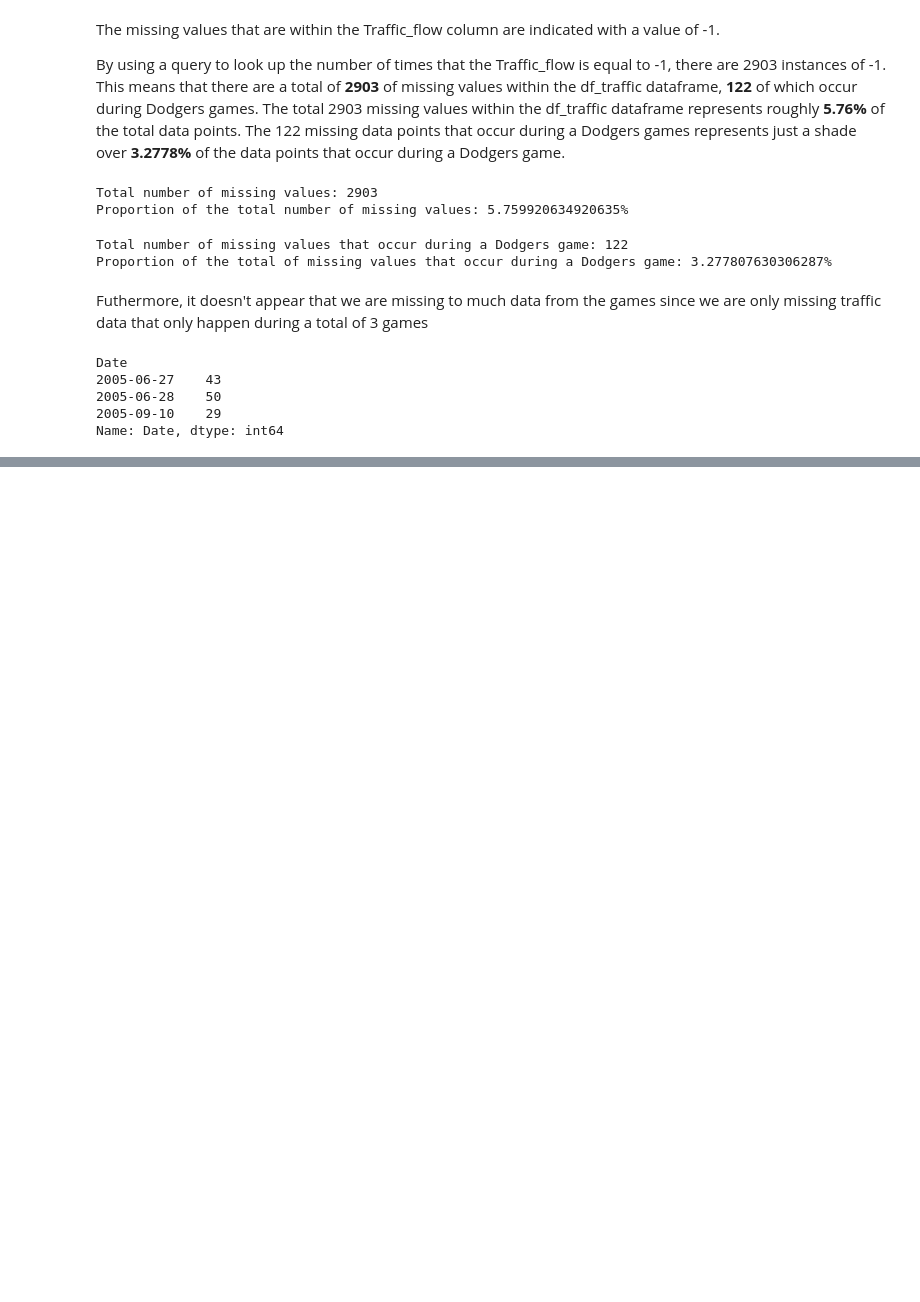
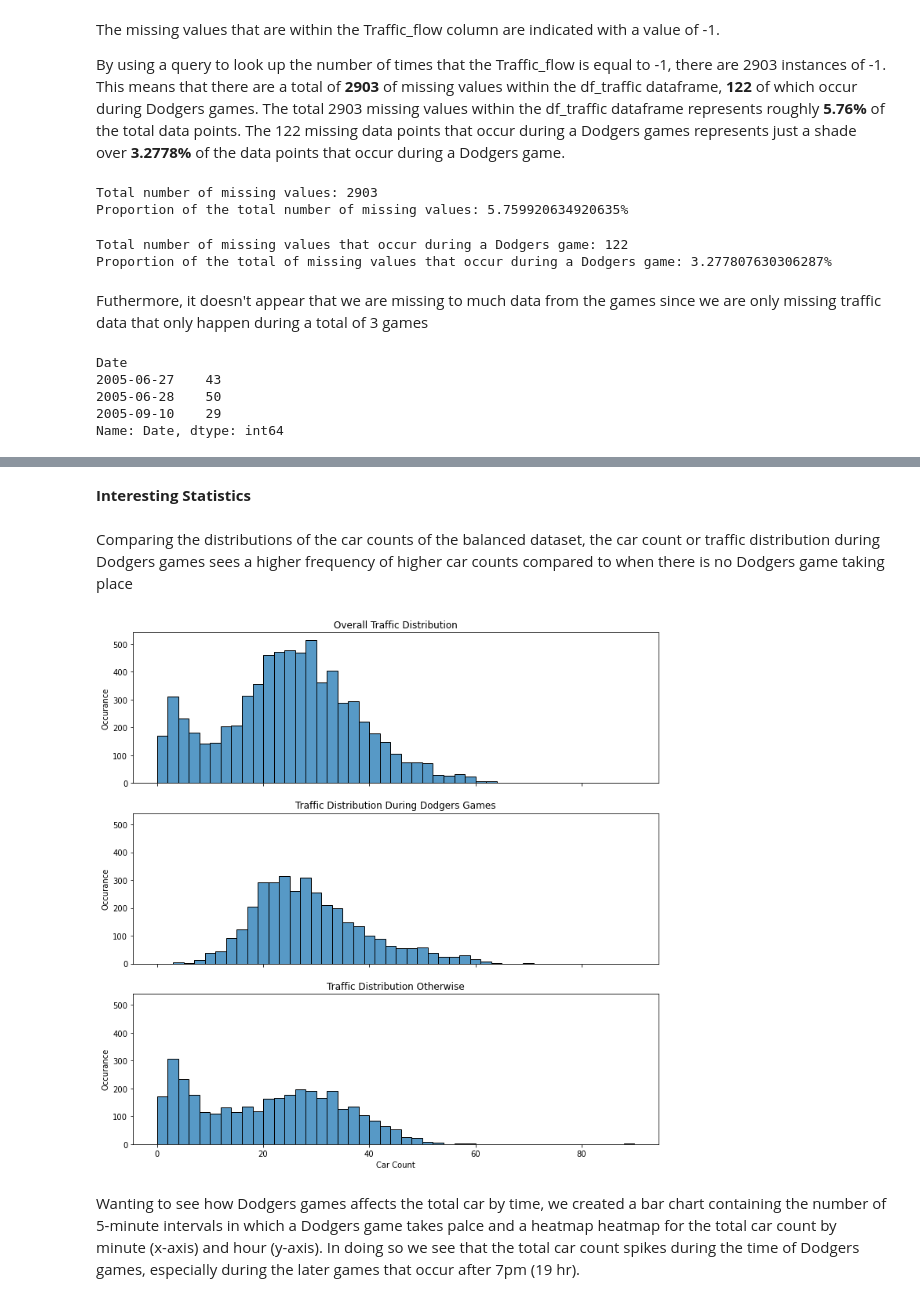
Before and after one commit to nromano2/DS160_Final_Project_NVR_TMM, a Jupyter notebook: DS160_Final_Project_NVR_TMM.ipynb, the cells around one changed output, grey strips where cells are left out. Cells and saved outputs as stored; diff of their text form; code cells hidden in the pictures; blank space fills up the shorter version.

```diff
--- a/DS160_Final_Project_NVR_TMM.ipynb
+++ b/DS160_Final_Project_NVR_TMM.ipynb
@@ -295,0 +363,10 @@ df_traffic.to_csv("New_Dodgers_Traffic.csv", index=False)
+# %%
+Game_Occuring = df_traffic.query("Game_Occurance == 1")
+No_Game_Occuring = df_traffic.query("Game_Occurance == 0")
+Game_Occuring_resampled = resample(Game_Occuring, n_samples = 3500)
+No_Game_Occuring_resampled = resample(No_Game_Occuring, n_samples = 3500)
+balanced_traffic = pd.concat([Game_Occuring_resampled, No_Game_Occuring_resampled], axis = 0)
+balanced_traffic.reset_index(drop = True, inplace=True)
+balanced_traffic
+
+balanced_traffic.to_csv("Balanced_New_Dodgers_Traffic.csv", index=False)
@@ -295,0 +397,25 @@ df_traffic.to_csv("New_Dodgers_Traffic.csv", index=False)
+# %% [markdown]
+**Interesting Statistics**
+# %% [markdown]
+Comparing the distributions of the car counts of the balanced dataset, the car count or traffic distribution during Dodgers games sees a higher frequency of higher car counts compared to when there is no Dodgers game taking place
+# %%
+figure1, axes = plt.subplots(3,1, figsize=(12,12), sharex=True, sharey= True)
+sns.histplot(data=balanced_traffic, x="Traffic_flow", binwidth = 2, ax=axes[0]).set(title = "Overall Traffic Distribution",
+                                                                      xlabel = "Car Count",
+                                                                      ylabel = "Occurance")
+
+sns.histplot(data=balanced_traffic.query("Game_Occurance == 1"), x="Traffic_flow", binwidth = 2, ax=axes[1]).set(
+    title = "Traffic Distribution During Dodgers Games",
+    xlabel = "Car Count",
+    ylabel = "Occurance")
+
+sns.histplot(data=balanced_traffic.query("Game_Occurance == 0"), x="Traffic_flow", binwidth = 2, ax=axes[2]).set(
+    title = "Traffic Distribution Otherwise",
+    xlabel = "Car Count",
+    ylabel = "Occurance")
+
+plt.savefig('Traffic_Count_Distributions.png', bbox_inches='tight')
+# %% [output]
+[figure, added]
+# %% [markdown]
+Wanting to see how Dodgers games affects the total car by time, we created a bar chart containing the number of 5-minute intervals in which a Dodgers game takes palce and a heatmap heatmap for the total car count by minute (x-axis) and hour (y-axis). In doing so we see that the total car count spikes during the time of Dodgers games, especially during the later games that occur after 7pm (19 hr).
```
Also changed, not shown: parts of 28 cells of this notebook, 1 other file.
